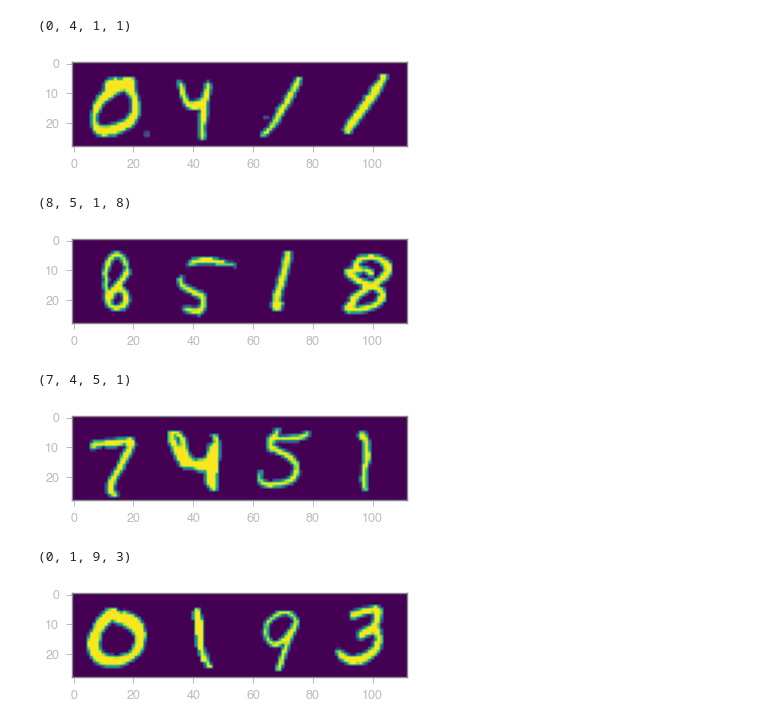
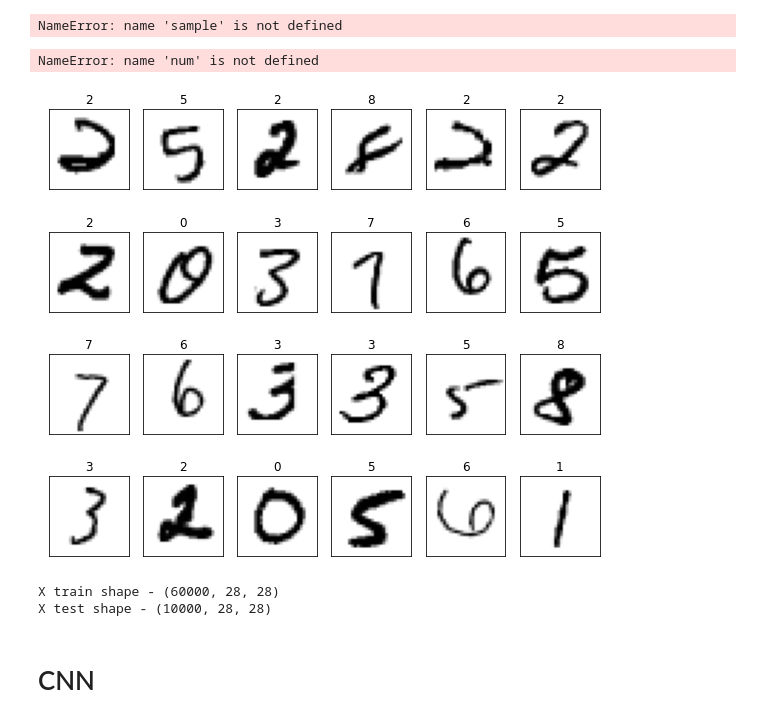
Before and after one commit to infoshareacademy/jdszr2-DataResearchers, a Jupyter notebook: DL/dataset_creator.ipynb, the cells around one changed output. Drawn from its saved outputs; the diff is of its cells as text; code cells hidden in the pictures.

```diff
--- a/DL/dataset_creator.ipynb
+++ b/DL/dataset_creator.ipynb
@@ -29,6 +31,6 @@ jtplot.style(theme='monokai', context='notebook', ticks=True, grid=False)
 # %%
 # load dataset
-(X_train, Y_train), (X_test, Y_test) = mnist.load_data()
+(X_train, Y_train), (X_test, Y_test) = tf.keras.datasets.mnist.load_data()
 # %%
 import matplotlib.pyplot as plt
 %matplotlib inline
@@ -38,6 +40,8 @@ num = len(X_train)
 
 images_X = X_train[:num]
 images_Y = Y_train[:num]
+# %% [output]
+NameError: name 'sample' is not defined
 # %%
 from random import randint
 
@@ -55,11 +59,21 @@ for i in range(0,4):
 
     plt.show()
 # %% [output]
-(0, 4, 1, 1)
+NameError: name 'num' is not defined
-[figure, removed]
-(8, 5, 1, 8)
-[figure, removed]
-(7, 4, 5, 1)
-[figure, removed]
-(0, 1, 9, 3)
-[figure, removed]
+# %%
+index = np.random.choice(np.arange(len(X_train)),24,replace=False)
+fig,axes = plt.subplots(nrows=4,ncols=6,figsize=(8,8))
+for item in zip(axes.ravel(),X_train[index],Y_train[index]):
+    axes,image,target = item
+    axes.imshow(image,cmap=plt.cm.gray_r)
+    axes.set_xticks([])
+    axes.set_yticks([])
+    axes.set_title(target)
+    plt.tight_layout()
+# %% [output]
+[figure, added]
+# %%
+print(f"X train shape - {X_train.shape}\nX test shape - {X_test.shape}")
+# %% [output]
+X train shape - (60000, 28, 28)
+X test shape - (10000, 28, 28)
@@ -65,0 +92,2 @@ for i in range(0,4):
+# %% [markdown]
+# CNN
```
Also changed, not shown: parts of 17 cells of this notebook, 3 other files.
